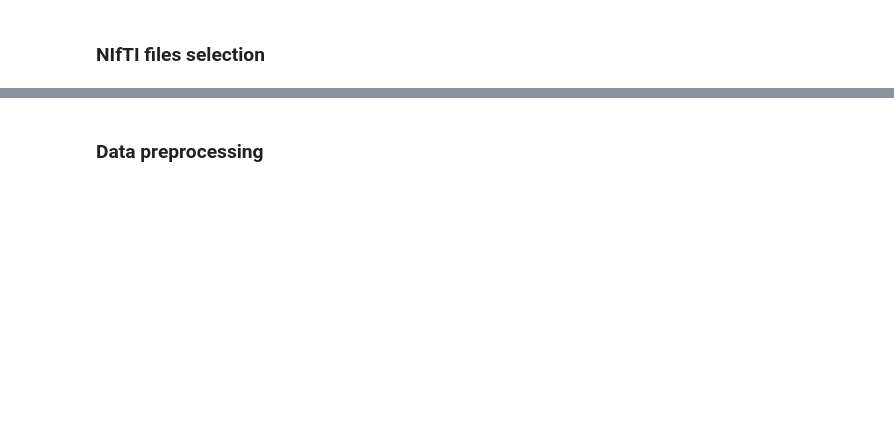
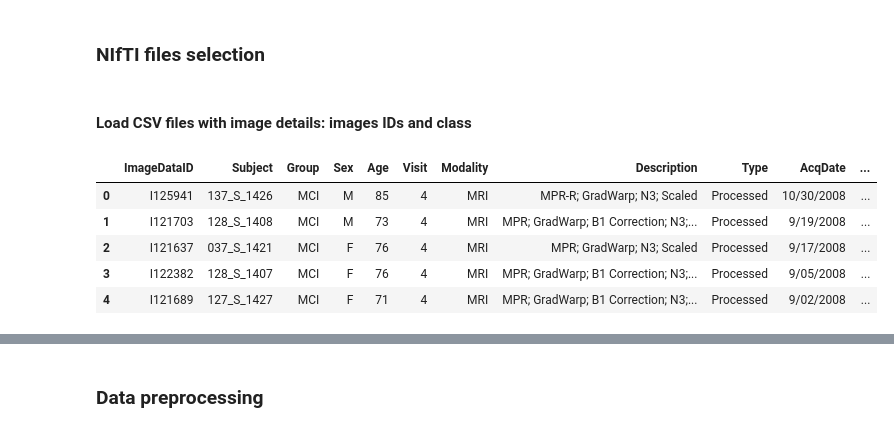
Before and after one commit to fernandoherran/master-thesis, a Jupyter notebook: Notebooks/2_MRI_preprocessing.ipynb, the cells around one changed output, grey strips where cells are left out. Cells and saved outputs as stored; diff of their text form; code cells hidden in the pictures; blank space fills up the shorter version.

```diff
--- a/Notebooks/2_MRI_preprocessing.ipynb
+++ b/Notebooks/2_MRI_preprocessing.ipynb
@@ -313,2 +308,24 @@ plt.show()
 # %% [markdown]
 ### NIfTI files selection
+# %% [markdown]
+#### Load CSV files with image details: images IDs and class
+# %%
+# Load individuals CSV files with image details
+df_1 = pd.read_csv('./Datasets/ADNI1_Complete_1Yr_1.5T.csv')
+df_2 = pd.read_csv('./Datasets/ADNI1_Complete_2Yr_1.5T.csv')
+df_3 = pd.read_csv('./Datasets/ADNI1_Complete_3Yr_1.5T.csv')
+
+# Concatenate all CSV files in a unique dataframe
+df = pd.concat([df_1, df_2, df_3])
+
+# Remove extra whitespaces from column names
+df.columns = df.columns.str.replace(" ", "")
+
+df.head()
+# %% [output]
+|  | ImageDataID | Subject | Group | Sex | Age | Visit | Modality | Description | Type | AcqDate | ... |
+| 0 | I125941 | 137_S_1426 | MCI | M | 85 | 4 | MRI | MPR-R; GradWarp; N3; Scaled | Processed | 10/30/2008 | ... |
+| 1 | I121703 | 128_S_1408 | MCI | M | 73 | 4 | MRI | MPR; GradWarp; B1 Correction; N3;... | Processed | 9/19/2008 | ... |
+| 2 | I121637 | 037_S_1421 | MCI | F | 76 | 4 | MRI | MPR; GradWarp; N3; Scaled | Processed | 9/17/2008 | ... |
+| 3 | I122382 | 128_S_1407 | MCI | F | 76 | 4 | MRI | MPR; GradWarp; B1 Correction; N3;... | Processed | 9/05/2008 | ... |
+| 4 | I121689 | 127_S_1427 | MCI | F | 71 | 4 | MRI | MPR; GradWarp; B1 Correction; N3;... | Processed | 9/02/2008 | ... |
```
Also changed, not shown: parts of 48 cells of this notebook, 10 other files.
